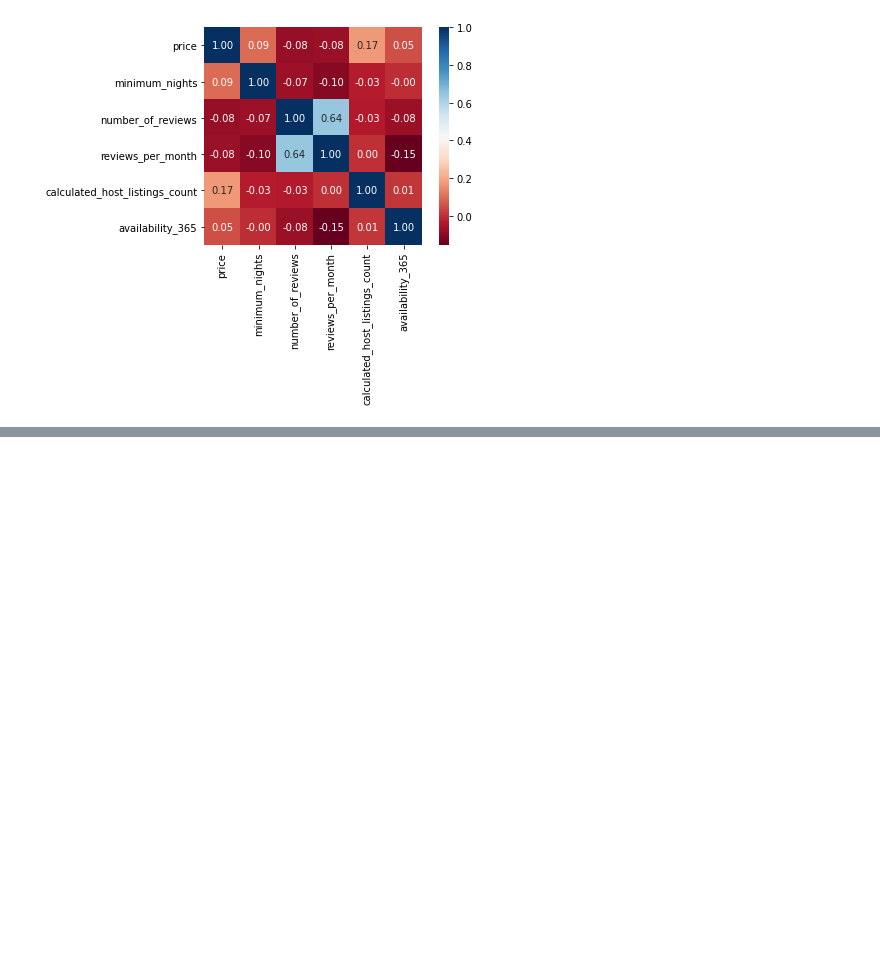
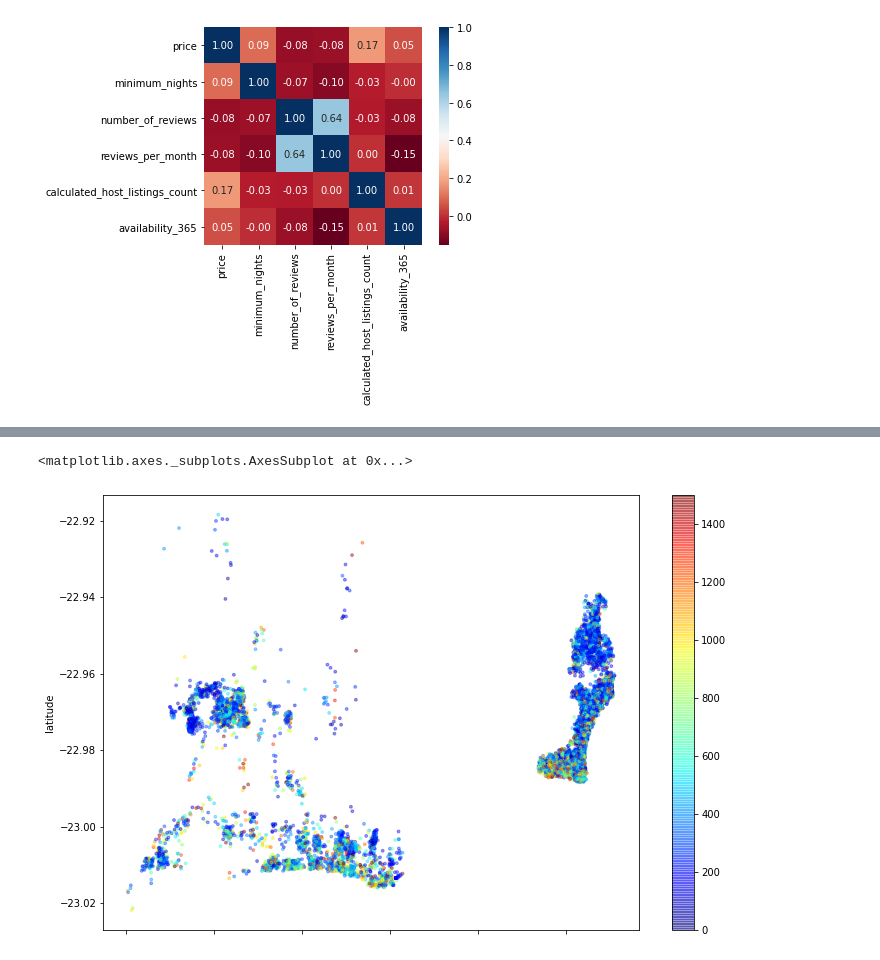
Before and after one commit to bergojr/DataSciencePortfolio, a Jupyter notebook: ExemploAirBNB_sigmoidal.ipynb, the cells around one changed output, grey strips where cells are left out. Cells and saved outputs as stored; diff of their text form; code cells hidden in the pictures; blank space fills up the shorter version.

```diff
--- a/ExemploAirBNB_sigmoidal.ipynb
+++ b/ExemploAirBNB_sigmoidal.ipynb
@@ -246,0 +386,17 @@ sns.heatmap(corr, cmap= 'RdBu', fmt='.2f', square=True, linecolor='white', annot
+# %%
+# Identificando os 5 bairros mais frequentes.
+mais_frequentes = df_clean.neighbourhood.value_counts().sort_values(ascending = False).head(5)
+
+# verificando quais bairros do dataFrame tratado estão na lista dos mais frequentes
+
+lista_frequentes = df_clean.neighbourhood.isin(list(mais_frequentes.keys()))
+
+df_frequente = df_clean[lista_frequentes]
+
+# Dispersão dos imóveis para locação no Rio de Janeiro com base na localidade
+
+df_frequente.plot(kind = 'scatter', x = 'longitude', y = 'latitude' , alpha = 0.4, c=df_frequente['price'] ,
+              s = 8, cmap = plt.get_cmap('jet'), figsize = (12,8))
+# %% [output]
+<matplotlib.axes._subplots.AxesSubplot at 0x...>
+[figure, added]
```
Also changed, not shown: parts of 22 cells of this notebook.
